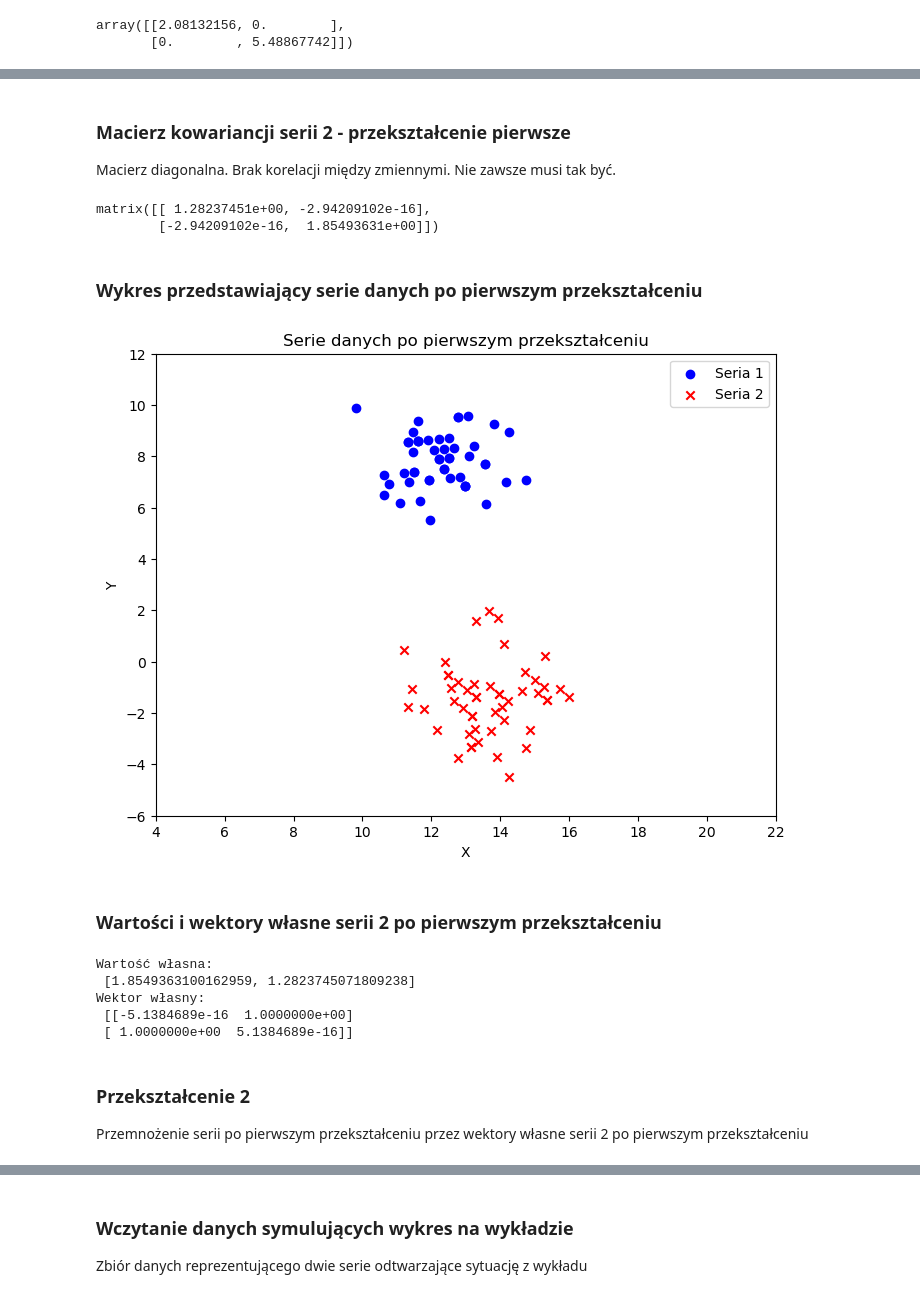
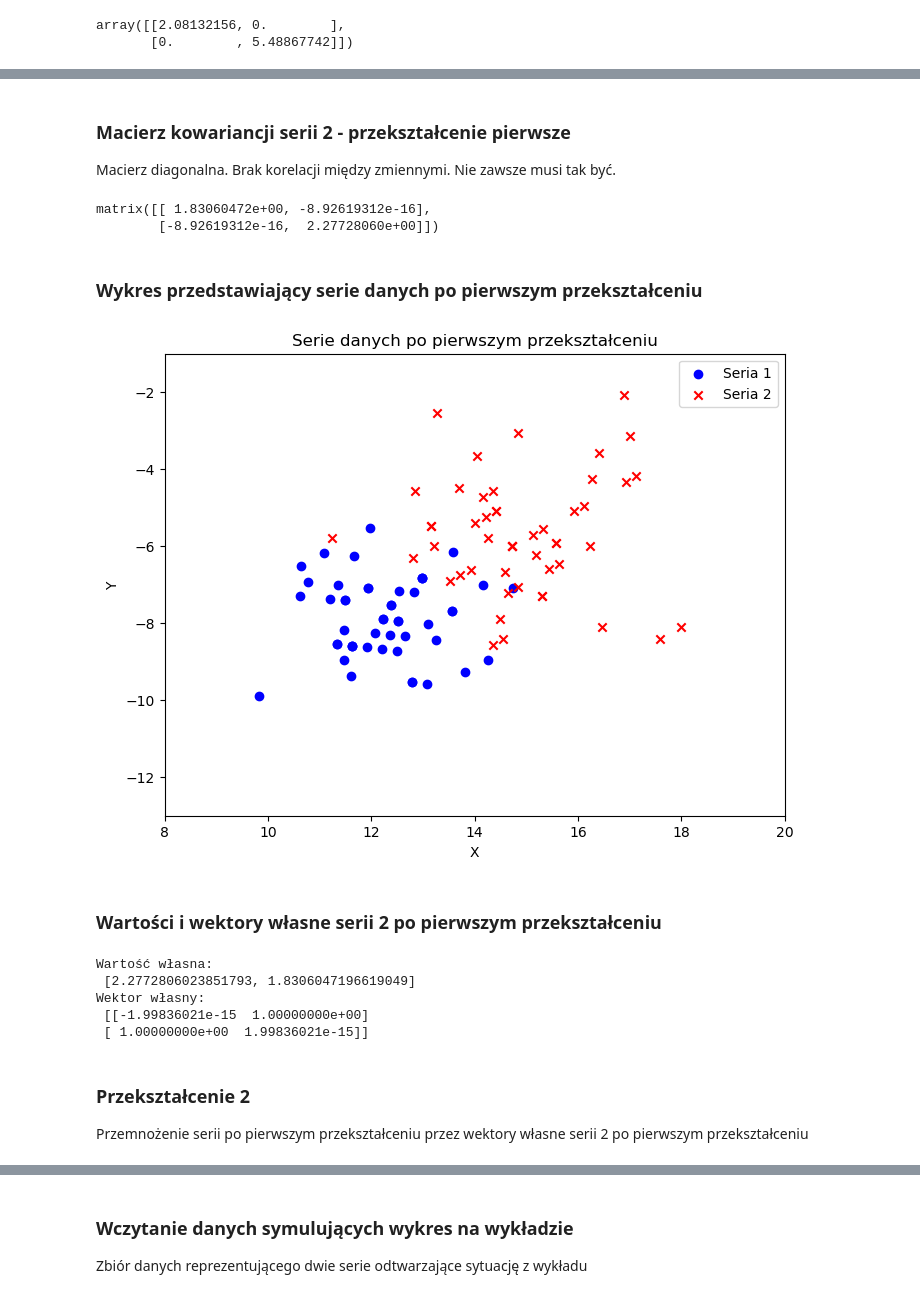
Before and after one commit to Funiek/eksploracja-danych, a Jupyter notebook: cw3/ed_cw3_krzysztof_funkowski.ipynb, the cells around one changed output, grey strips where cells are left out. Drawn from its saved outputs; the diff is of its cells as text; code cells hidden in the pictures.

Commit message:
zmiana zbioru w pierwszym zadaniu

```diff
--- a/cw3/ed_cw3_krzysztof_funkowski.ipynb
+++ b/cw3/ed_cw3_krzysztof_funkowski.ipynb
@@ -179,3 +179,3 @@ array([[6.014118339365684, 1.4458148567867712],
 # %%
-species2 = df[df['Species'].str.contains('Iris-versicolor')].to_numpy() # wybieranie danych tylko dla badanego gatunku
+species2 = df[df['Species'].str.contains('Iris-virginica')].to_numpy() # wybieranie danych tylko dla badanego gatunku
 species2 = species2[:, [0, 1]]
@@ -342,33 +342,33 @@ array([[ 1.60109439e+01, -1.37382455e+00],
-# %% [markdown]
-### Macierz kowariancji serii 2 - przekształcenie pierwsze
-Macierz diagonalna. Brak korelacji między zmiennymi. Nie zawsze musi tak być.
+# %% [markdown]
+### Macierz kowariancji serii 2 - przekształcenie pierwsze
+Macierz diagonalna. Brak korelacji między zmiennymi. Nie zawsze musi tak być.
 # %%
 cov_matrix_s2_p1 = cov_for_dataset(s2_p1)
 cov_matrix_s2_p1
 # %% [output]
-matrix([[ 1.28237451e+00, -2.94209102e-16],
-        [-2.94209102e-16,  1.85493631e+00]])
+matrix([[ 1.83060472e+00, -8.92619312e-16],
+        [-8.92619312e-16,  2.27728060e+00]])
-# %% [markdown]
-### Wykres przedstawiający serie danych po pierwszym przekształceniu
+# %% [markdown]
+### Wykres przedstawiający serie danych po pierwszym przekształceniu
 # %%
 plt.figure(figsize=(8, 6))
 
 plt.scatter(s1_p1[:,[0]], s1_p1[:,[1]], label='Seria 1', color='blue', marker='o')
 plt.scatter(s2_p1[:,[0]], s2_p1[:,[1]], label='Seria 2', color='red', marker='x')
 
 plt.xlabel('X')
 plt.ylabel('Y')
 
-plt.xlim(4, 22)
-plt.ylim(-6, 12)
+plt.xlim(8, 20)
+plt.ylim(-13, -1)
 
 plt.legend()
 plt.title('Serie danych po pierwszym przekształceniu')
 plt.show()
 # %% [output]
-[figure, old version]
+[figure, new version]
-# %% [markdown]
-### Wartości i wektory własne serii 2 po pierwszym przekształceniu
+# %% [markdown]
+### Wartości i wektory własne serii 2 po pierwszym przekształceniu
 # %%
 num_iterations = 10000
 eigenvalues_2, eigenvectors_2 = eigenvalues_eigenvectors(cov_matrix_s2_p1,num_iterations)
@@ -377,13 +377,13 @@ print(f"Wartość własna:\n {eigenvalues_2}")
 print(f"Wektor własny:\n {eigenvectors_2}")
 # %% [output]
 Wartość własna:
- [1.8549363100162959, 1.2823745071809238]
+ [2.2772806023851793, 1.8306047196619049]
 Wektor własny:
- [[-5.1384689e-16  1.0000000e+00]
- [ 1.0000000e+00  5.1384689e-16]]
+ [[-1.99836021e-15  1.00000000e+00]
+ [ 1.00000000e+00  1.99836021e-15]]
-# %% [markdown]
-### Przekształcenie 2
-Przemnożenie serii po pierwszym przekształceniu przez wektory własne serii 2 po pierwszym przekształceniu
+# %% [markdown]
+### Przekształcenie 2
+Przemnożenie serii po pierwszym przekształceniu przez wektory własne serii 2 po pierwszym przekształceniu
 # %%
 #p2 przekształcenie drugie
 s1_p2 = s1_p1 * eigenvectors_2.T
```
Also changed, not shown: parts of 75 cells of this notebook.
